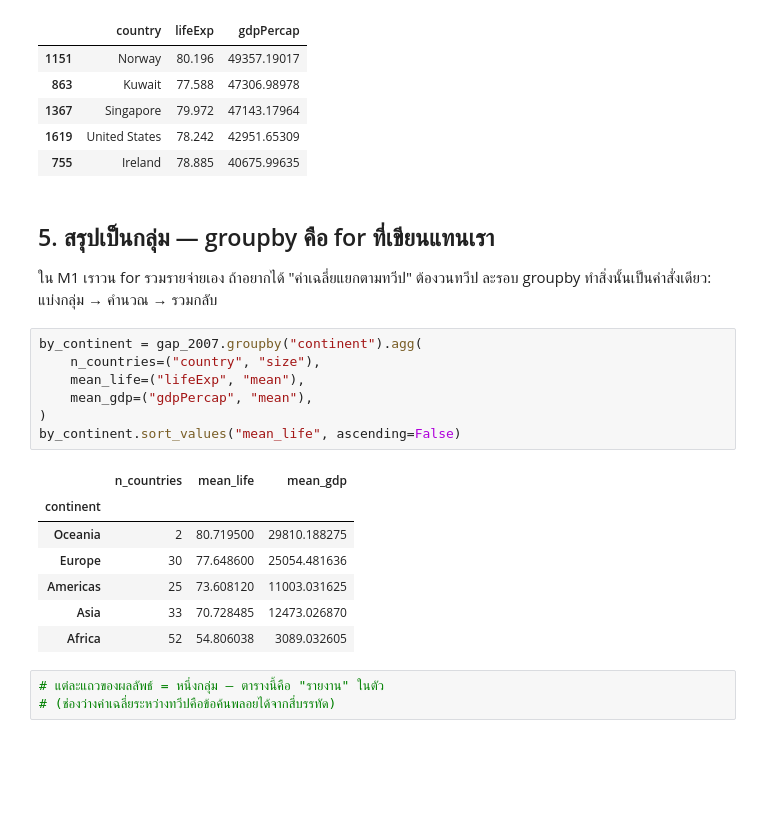
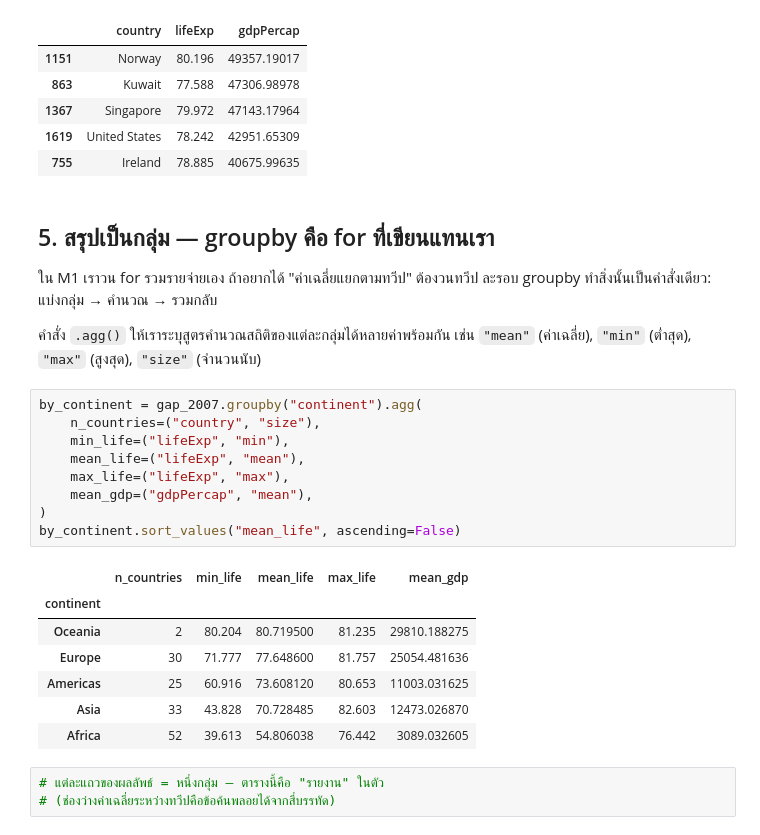
Before and after one commit to utarn/datascience-metrology, a Jupyter notebook: day1/module2_pandas_tables/book.ipynb, the cells around one changed output. Saved outputs shown, nothing was run; the diff lists cells and outputs as text; blank space fills up the shorter version.

```diff
--- a/day1/module2_pandas_tables/book.ipynb
+++ b/day1/module2_pandas_tables/book.ipynb
@@ -200,21 +199,26 @@ rich_2007.sort_values(
 
 ใน M1 เราวน for รวมรายจ่ายเอง ถ้าอยากได้ "ค่าเฉลี่ยแยกตามทวีป" ต้องวนทวีป
 ละรอบ groupby ทำสิ่งนั้นเป็นคำสั่งเดียว: แบ่งกลุ่ม → คำนวณ → รวมกลับ
+
+คำสั่ง `.agg()` ให้เราระบุสูตรคำนวณสถิติของแต่ละกลุ่มได้หลายค่าพร้อมกัน
+เช่น `"mean"` (ค่าเฉลี่ย), `"min"` (ต่ำสุด), `"max"` (สูงสุด), `"size"` (จำนวนนับ)
 # %%
 by_continent = gap_2007.groupby("continent").agg(
     n_countries=("country", "size"),
+    min_life=("lifeExp", "min"),
     mean_life=("lifeExp", "mean"),
+    max_life=("lifeExp", "max"),
     mean_gdp=("gdpPercap", "mean"),
 )
 by_continent.sort_values("mean_life", ascending=False)
 # %% [output]
-|  | n_countries | mean_life | mean_gdp |
-| continent |  |  |  |
-| Oceania | 2 | 80.719500 | 29810.188275 |
-| Europe | 30 | 77.648600 | 25054.481636 |
-| Americas | 25 | 73.608120 | 11003.031625 |
-| Asia | 33 | 70.728485 | 12473.026870 |
-| Africa | 52 | 54.806038 | 3089.032605 |
+|  | n_countries | min_life | mean_life | max_life | mean_gdp |
+| continent |  |  |  |  |  |
+| Oceania | 2 | 80.204 | 80.719500 | 81.235 | 29810.188275 |
+| Europe | 30 | 71.777 | 77.648600 | 81.757 | 25054.481636 |
+| Americas | 25 | 60.916 | 73.608120 | 80.653 | 11003.031625 |
+| Asia | 33 | 43.828 | 70.728485 | 82.603 | 12473.026870 |
+| Africa | 52 | 39.613 | 54.806038 | 76.442 | 3089.032605 |
 # %%
 # แต่ละแถวของผลลัพธ์ = หนึ่งกลุ่ม — ตารางนี้คือ "รายงาน" ในตัว
 # (ช่องว่างค่าเฉลี่ยระหว่างทวีปคือข้อค้นพลอยได้จากสี่บรรทัด)
```
Also changed, not shown: parts of 3 cells of this notebook, 2 other files.
